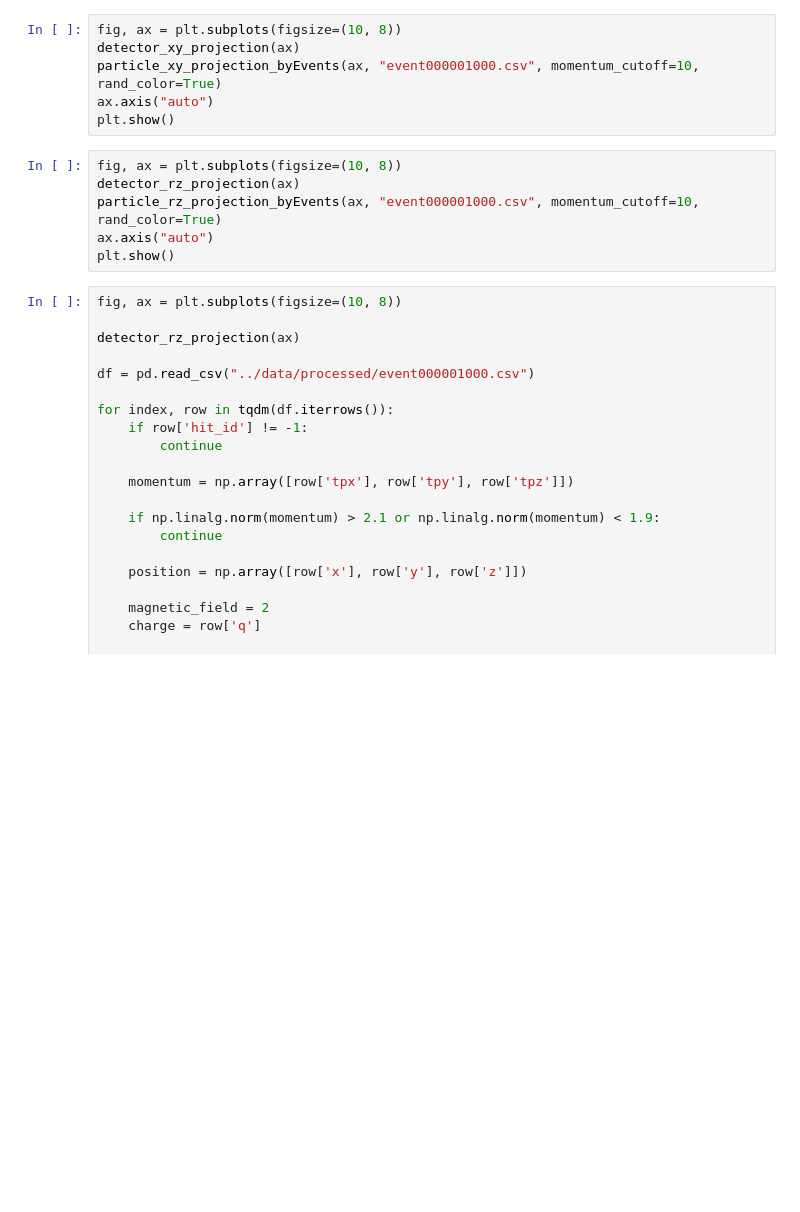
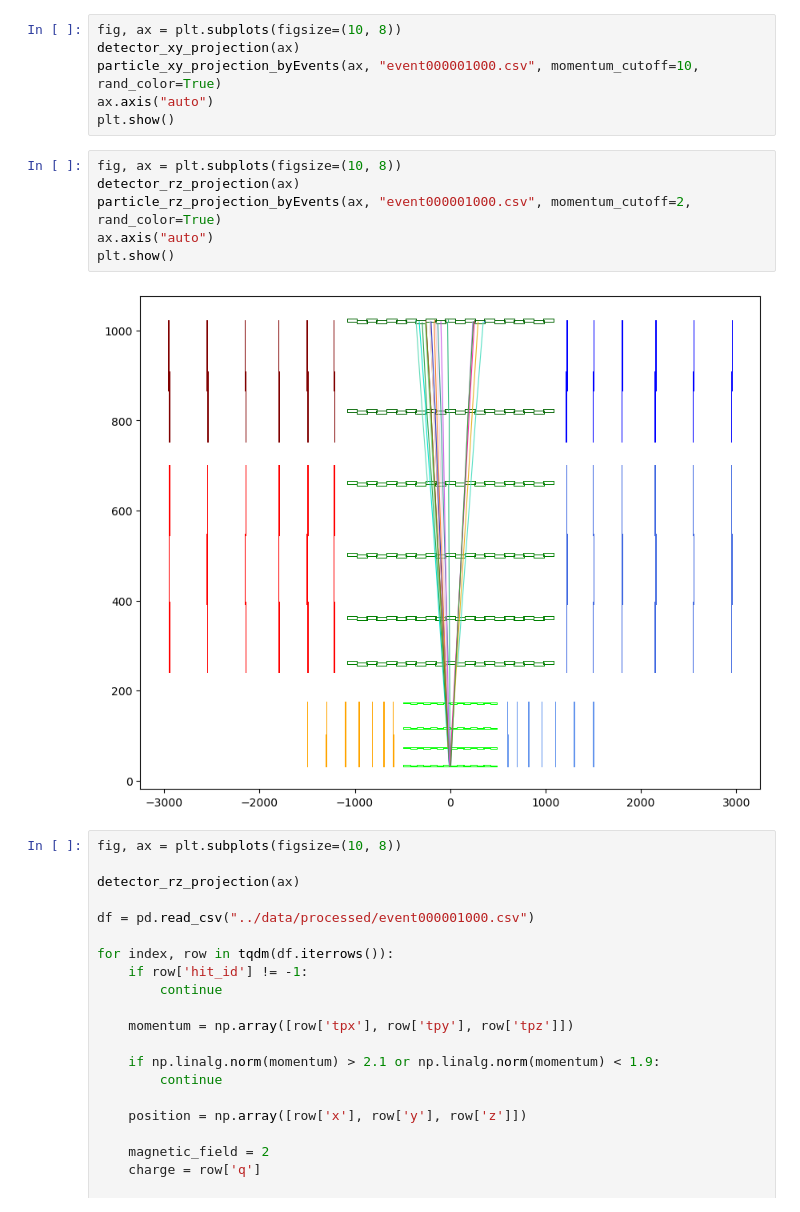
Before and after one commit to panagiotisTeas/KalmanFilter-PP, a Jupyter notebook: notebooks/testing_plots.ipynb, the cells around one changed output. Cells and saved outputs as stored; diff of their text form; blank space fills up the shorter version.

```diff
--- a/notebooks/testing_plots.ipynb
+++ b/notebooks/testing_plots.ipynb
@@ -35,9 +37,11 @@ plt.show()
 # %%
 fig, ax = plt.subplots(figsize=(10, 8))
 detector_rz_projection(ax)
-particle_rz_projection_byEvents(ax, "event000001000.csv", momentum_cutoff=10, rand_color=True)
+particle_rz_projection_byEvents(ax, "event000001000.csv", momentum_cutoff=2, rand_color=True)
 ax.axis("auto")
 plt.show()
+# %% [output]
+[figure, added]
 # %%
 fig, ax = plt.subplots(figsize=(10, 8))
 
```
Also changed, not shown: parts of 1 cell of this notebook, 7 other files.
